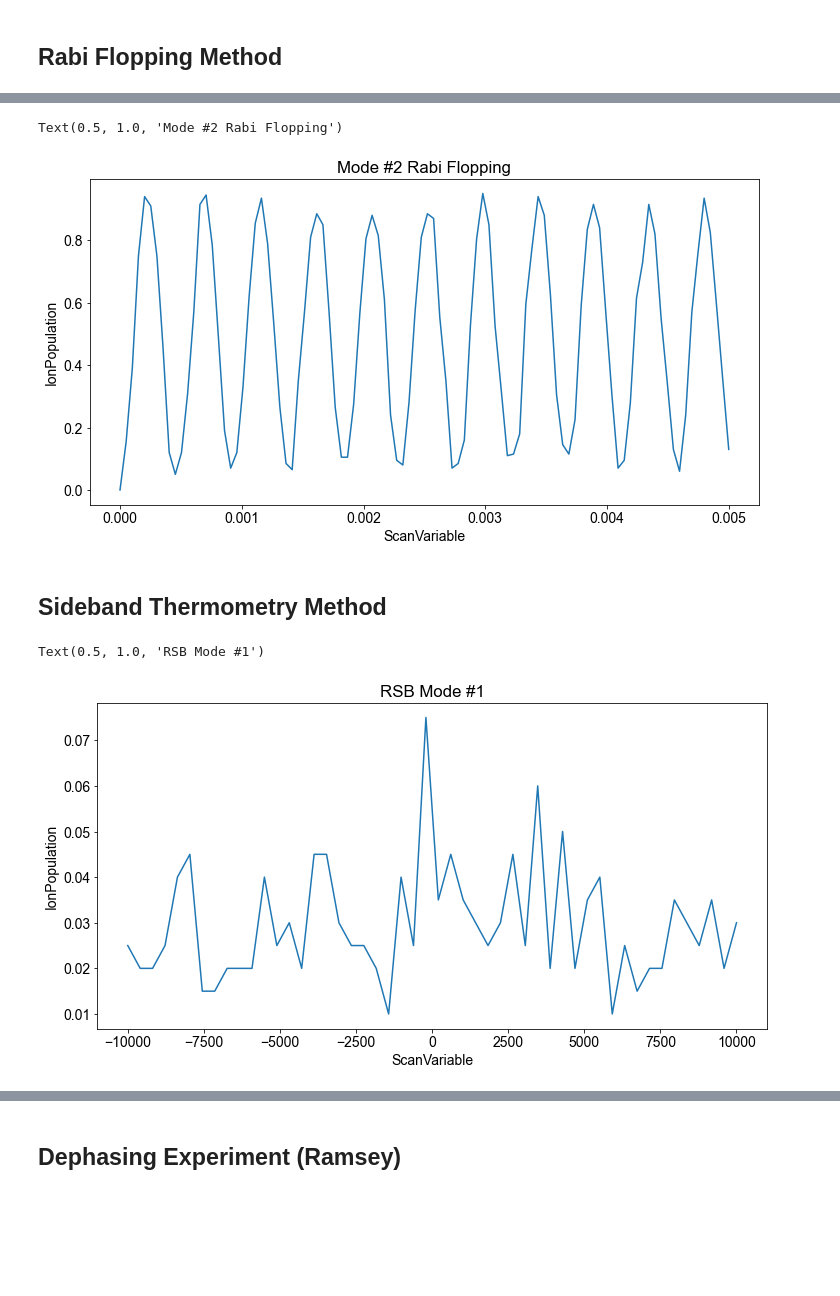
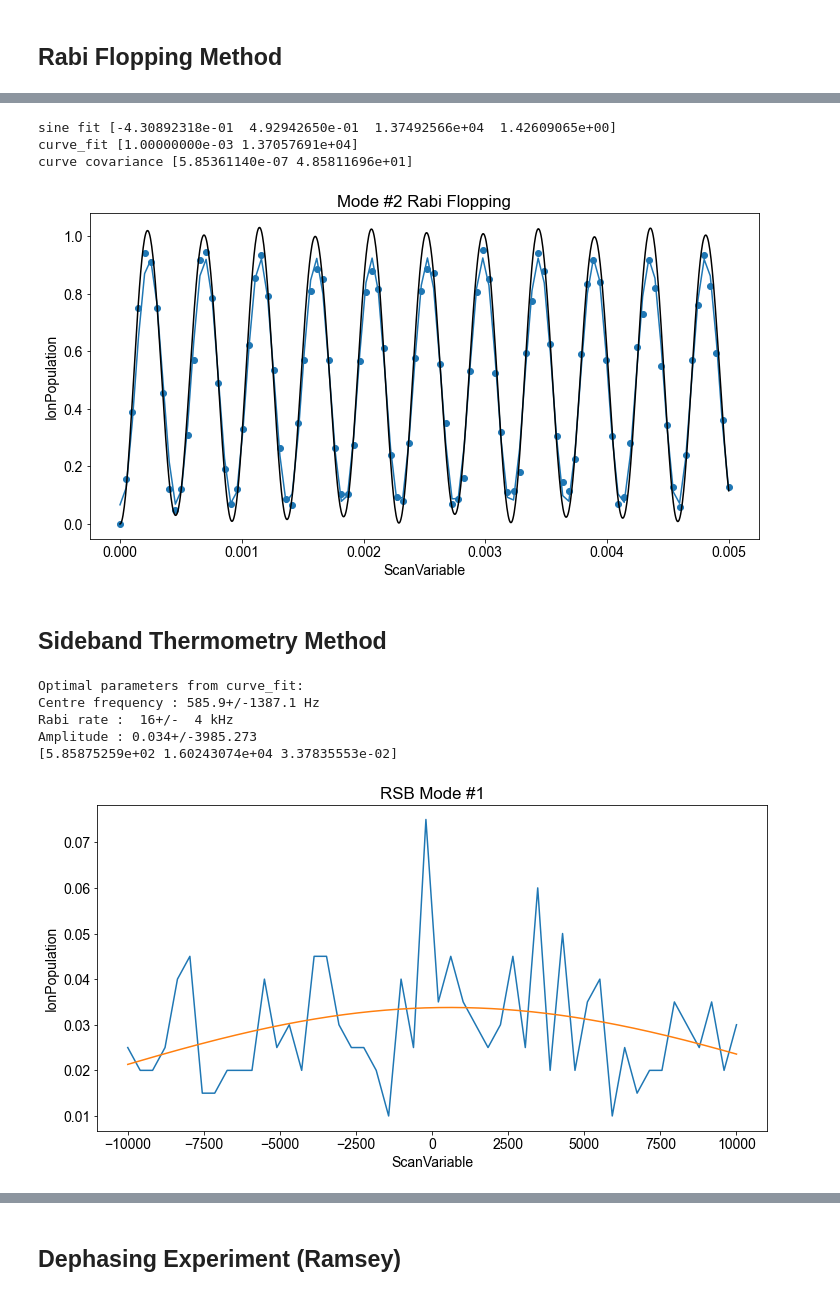
Before and after one commit to maverickmillican/Maverick, a Jupyter notebook: Temperature_Calculations.ipynb, the cells around one changed output, grey strips where cells are left out. Saved outputs shown, nothing was run; the diff lists cells and outputs as text; code cells hidden in the pictures; blank space fills up the shorter version.

```diff
--- a/Temperature_Calculations.ipynb
+++ b/Temperature_Calculations.ipynb
@@ -119,24 +277,40 @@ Text(0.5, 1.0, 'Mode #1 Rabi Flopping')
 # %%
 fileName = '000027074-RamanDdsApdBsbTimeScan.h5'
 
 
 f = h5py.File(fileName,'r')
 #Get the HDF5 group
 group = f['datasets']
 population = f['datasets/plot.1d_scan.histogram_context.probability']
-P1 = population[()]
+P1 = np.transpose(population[()])[0]
 time = f['datasets/scan/duration']
 time = time[()]
 f.close()
 # print(time)
 
 fig = plt.figure(figsize=(12,6))
 ax = fig.add_subplot(111)
-ax.plot(time, P1)
+ax.scatter(time, P1)
 plot_title = 'Mode #2 Rabi Flopping'
 ax.set_xlabel('ScanVariable')
 ax.set_ylabel('IonPopulation')
 ax.set_title(str(plot_title))
+
+popt, pcov = curve_fit(sin_func, time, P1, p0=[1, .5, 11*2*np.pi /.005, 0], maxfev=10000)
+x = np.linspace(0, .005, 100)
+y = sin_func(x, *popt)
+ax.plot(x, y)
+print(f'sine fit {popt}')
+lower, upper = abs(popt[2]*.9), abs(popt[2]*1.1)
+
+popt, pcov = curve_fit(fit_func, time, P1, p0=[.042, popt[2]], bounds=((.001,0), (np.inf, np.inf)), maxfev=1000)
+x = np.linspace(0, .005, 1000)
+y = fit_func(x, *popt)
+ax.plot(x, y, 'k')
+print(f'curve_fit {popt}')
+print(f'curve covariance {np.diag(pcov)}')
 # %% [output]
-Text(0.5, 1.0, 'Mode #2 Rabi Flopping')
+sine fit [-4.30892318e-01  4.92942650e-01  1.37492566e+04  1.42609065e+00]
+curve_fit [1.00000000e-03 1.37057691e+04]
+curve covariance [5.85361140e-07 4.85811696e+01]
-[figure, old version]
+[figure, new version]
@@ -171,11 +324,15 @@ f = h5py.File(fileName,'r')
 #Get the HDF5 group
 group = f['datasets']
 population = f['datasets/plot.1d_scan.histogram_context.probability']
-P1 = population[()]
+P1 = np.transpose(population[:])[0]
 time = f['datasets/scan/detuning']
-time = time[()]
+time = time[:]
 f.close()
 # print(time)
+
+pi_time = 203.1e-6
+rabi_rate = 1/(2*pi_time)
+
 
 fig = plt.figure(figsize=(12,6))
 ax = fig.add_subplot(111)
@@ -184,9 +341,20 @@ plot_title = 'RSB Mode #1'
 ax.set_xlabel('ScanVariable')
 ax.set_ylabel('IonPopulation')
 ax.set_title(str(plot_title))
+
+popt, pcov = fit_frequency_scan(time, P1, 0.06, rabi_rate, 0, True)
+x = np.linspace(-10000, 10000, 1000)
+y = frequency_scan_model(x, *popt)
+plt.plot(x, y)
+print(popt)
+prob_rsb1 = popt[2]
 # %% [output]
-Text(0.5, 1.0, 'RSB Mode #1')
+Optimal parameters from curve_fit:
+Centre frequency : 585.9+/-1387.1 Hz
+Rabi rate :  16+/-  4 kHz
+Amplitude : 0.034+/-3985.273
+[5.85875259e+02 1.60243074e+04 3.37835553e-02]
-[figure, old version]
+[figure, new version]
 # %%
 fileName = '000027078-RamanDdsApdRsbFreqScan.h5'
 
```
Also changed, not shown: parts of 23 cells of this notebook, 9 other files.
